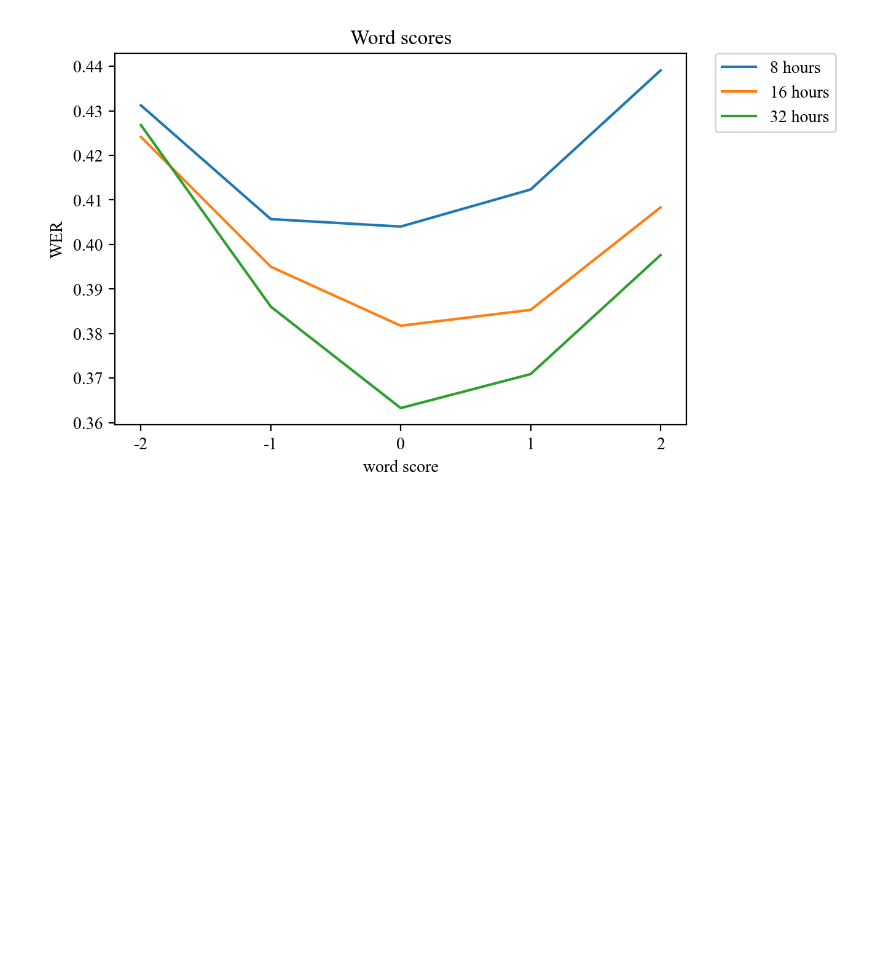
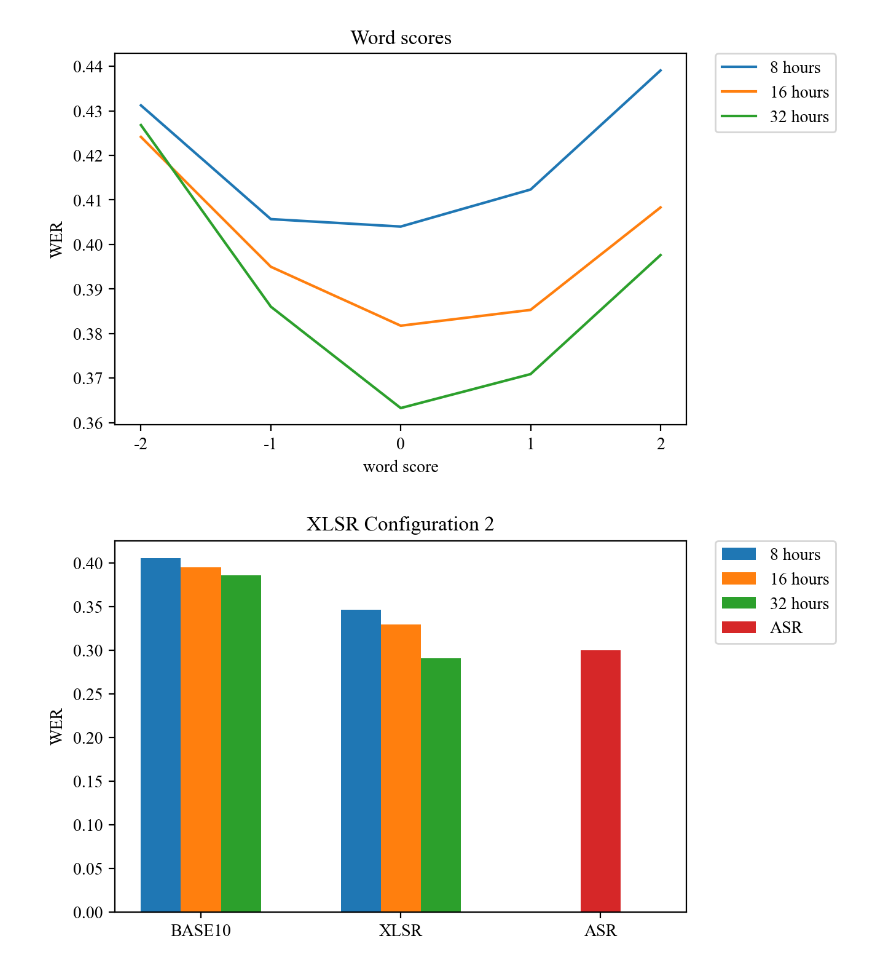
Before and after one commit to Thomaskolb/bsc-thesis, a Jupyter notebook: scripts/results/thesis-results.ipynb, the cells around one changed output. Drawn from its saved outputs; the diff is of its cells as text; code cells hidden in the pictures; blank space fills up the shorter version.

```diff
--- a/scripts/results/thesis-results.ipynb
+++ b/scripts/results/thesis-results.ipynb
@@ -131,6 +131,25 @@ ax.legend(bbox_to_anchor=(1.05, 1), loc='upper left', borderaxespad=0.)
 plt.show()
 # %% [output]
 [figure]
+# %%
+# Fine-tuning xlsr - different LM weights - WER
+
+# testset: 'test'
+data = {
+        '8 hours': [0.761000050797186, 0.437965417823946, 0.4056876739594236, 0.42867886608509326, 0.47918766069859703],
+        '16 hours': [0.7006993540139026, 0.39108805574562105, 0.3949950689869304, 0.4386549401847224, 0.5069587699190442],
+        '32 hours': [0.6611997912770066, 0.35983920737067104, 0.3860400177398728, 0.44999524443073224, 0.5491314196366458]
+       }
+
+fig, ax = plt.subplots()
+for key in data:
+    ax.plot(data[key], label=key)
+plt.title('XLSR - LM weights')
+plt.xlabel('LM weight')
+plt.ylabel('WER')
+plt.xticks(list(range(5)), [0, 1, 2, 3, 4])
+ax.legend(bbox_to_anchor=(1.05, 1), loc='upper left', borderaxespad=0.)
+plt.show()
 # %%
 # Fine-tuning base10 - different word scores - WER
 
@@ -152,3 +171,36 @@ ax.legend(bbox_to_anchor=(1.05, 1), loc='upper left', borderaxespad=0.)
 plt.show()
 # %% [output]
 [figure]
+# %%
+data = {
+        '8 hours': [0.4056876739594236, 0.3467389678870892, 0],
+        '16 hours': [0.3949950689869304, 0.3299401487053767, 0],
+        '32 hours': [0.3860400177398728, 0.2909081629766042, 0]
+       }
+data_asr = {'ASR': [0.3, 0, 0]}
+
+labels = ['BASE10', 'XLSR', 'ASR']
+colors = ['r', 'g', 'b']
+x = np.arange(len(labels))
+width = 0.2
+
+fig, ax = plt.subplots()
+
+for i, key in enumerate(data):
+    offsets = x - width + (i*width)
+    ax.bar(offsets, data[key], width, label=key)
+
+# for i, key in enumerate(data_asr):
+#     offsets = x - width + (i*width)
+#     ax.bar(offsets, data_asr[key], width, label=key)
+
+ax.bar([2, 0, 0], [0.3, 0, 0], width, label='ASR')
+
+ax.set_ylabel('WER')
+ax.set_title('XLSR Configuration 2')
+ax.set_xticks(x, labels)
+ax.legend(bbox_to_anchor=(1.05, 1), loc='upper left', borderaxespad=0.)
+
+plt.show()
+# %% [output]
+[figure, added]
```
Also changed, not shown: parts of 1 cell of this notebook, 2 other files.
